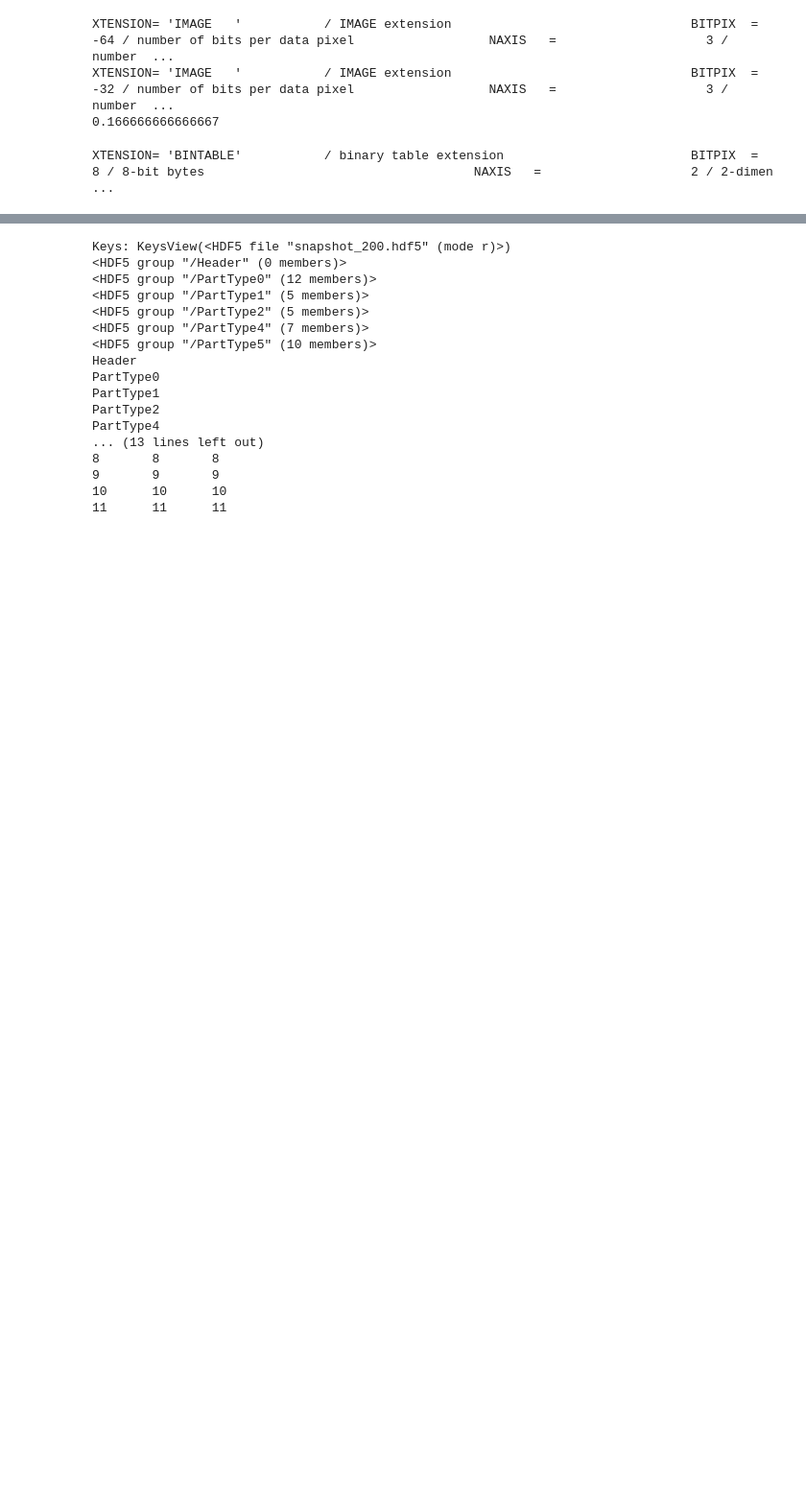
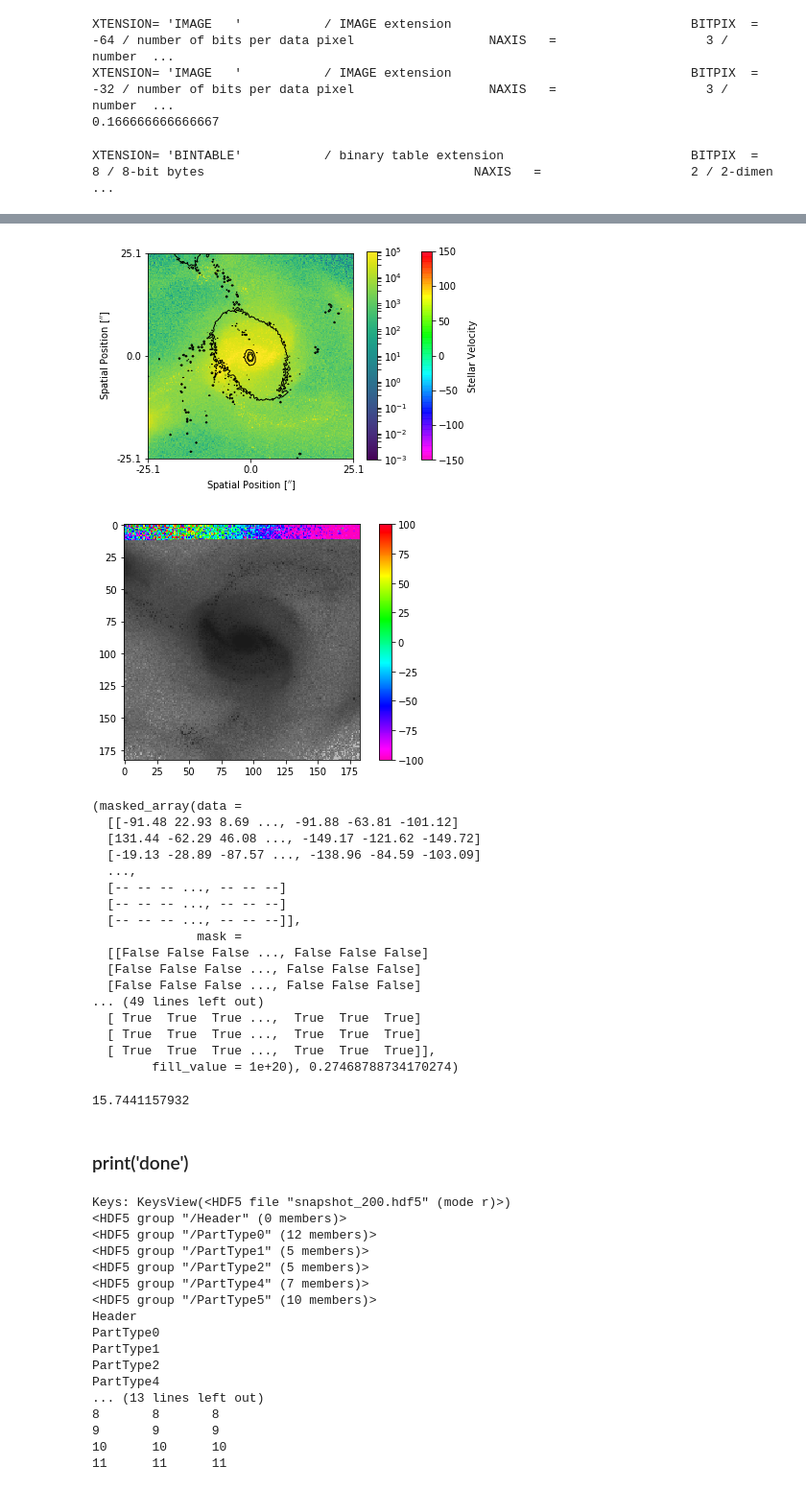
Before and after one commit to beckynevin/imaging_identification_mergers, a Jupyter notebook: Checking_velocity.ipynb, the cells around one changed output, grey strips where cells are left out. Shown at 96% size. Drawn from its saved outputs; the diff is of its cells as text; code cells hidden in the pictures; blank space fills up the shorter version.

```diff
--- a/Checking_velocity.ipynb
+++ b/Checking_velocity.ipynb
@@ -120,0 +190,23 @@ print('done')
+# %%
+#plotting_maps_janky('Figs/kinemetry_input_append_10.txt', 60)#was 7
+plotting_maps_janky('Figs/kinemetry_input_append_14.txt', 183)
+# %% [output]
+[figure, added]
+[figure, added]
+(masked_array(data =
+  [[-91.48 22.93 8.69 ..., -91.88 -63.81 -101.12]
+  [131.44 -62.29 46.08 ..., -149.17 -121.62 -149.72]
+  [-19.13 -28.89 -87.57 ..., -138.96 -84.59 -103.09]
+  ...,
+  [-- -- -- ..., -- -- --]
+  [-- -- -- ..., -- -- --]
+  [-- -- -- ..., -- -- --]],
+              mask =
+  [[False False False ..., False False False]
+  [False False False ..., False False False]
+  [False False False ..., False False False]
+... (49 lines left out)
+  [ True  True  True ...,  True  True  True]
+  [ True  True  True ...,  True  True  True]
+  [ True  True  True ...,  True  True  True]],
+        fill_value = 1e+20), 0.27468788734170274)
@@ -120,0 +379,4 @@ print('done')
+# %%
+print(np.mean(vel))
+# %% [output]
+15.7441157932
@@ -121,3 +435,5 @@ print('done')
+# %% [markdown]
+### print('done')
 # %%
 snaps='../../q0.5_fg0.3_allrx10/snapshot_200.hdf5'
 
```
Also changed, not shown: parts of 6 cells of this notebook.
